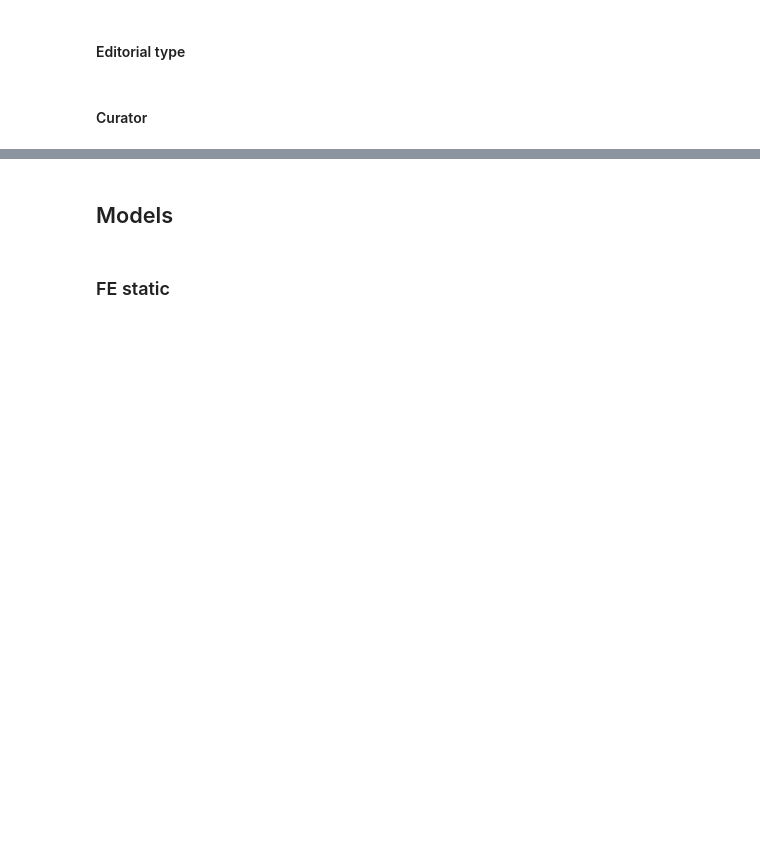
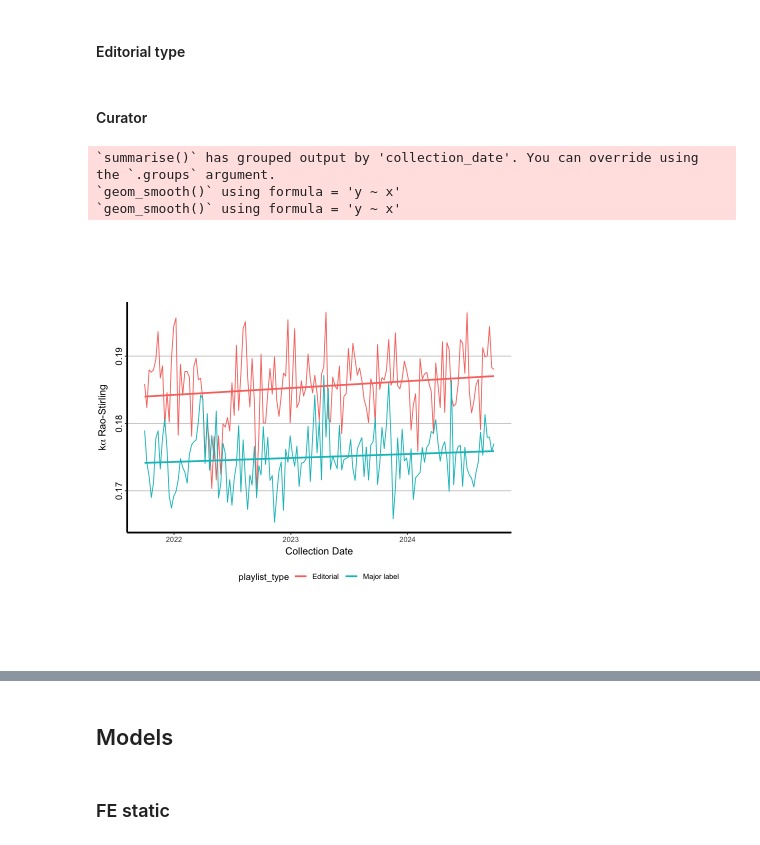
Before and after one commit to julienmbarki/article-diversity-editorial, a Jupyter notebook: data_analysis/data_analysis.ipynb, the cells around one changed output, grey strips where cells are left out. Cells and saved outputs as stored; diff of their text form; code cells hidden in the pictures; blank space fills up the shorter version.

```diff
--- a/data_analysis/data_analysis.ipynb
+++ b/data_analysis/data_analysis.ipynb
@@ -950,36 +861,42 @@ ggplot(
   )
   ) +
   geom_line() +
-  #geom_point() +
+  geom_smooth(method = "lm", se = FALSE, linewidth = 1) +
   labs(
     x = "Collection Date",
     y = expression(k*alpha*" Rao-Stirling") #nolint
   ) +
   theme(
     panel.background = element_blank(),
     panel.grid.major.x = element_blank(),
     panel.grid.major.y = element_line(color = "gray80"),
     axis.title.y = element_text(vjust = +2, size = 12),
     axis.title.x = element_text(vjust = 0.5, size = 12),
     axis.line.x = element_line(linewidth = 1, color = "black"),
     axis.line.y = element_line(linewidth = 1, color = "black"),
     axis.text.y = element_text(
       angle = 90,
       color = "black",
       size = 11,
       face = 1,
       hjust = 0.5
     ),
     aspect.ratio = 0.6,
     legend.position = "bottom"
   )
 
 ggsave(
-    "div_1_time_plot.png",
+    "div_1_time_plot_curator.png",
     width = 8,
     height = 5,
     dpi = 300
 )
+# %% [output]
+`summarise()` has grouped output by 'collection_date'. You can override using
+the `.groups` argument.
+`geom_smooth()` using formula = 'y ~ x'
+`geom_smooth()` using formula = 'y ~ x'
+[figure, added]
 # %%
 # Time series plot of stirling_index_2 vs collection_date
 df_mean <- df %>%
```
Also changed, not shown: parts of 21 cells of this notebook, 2 other files.
